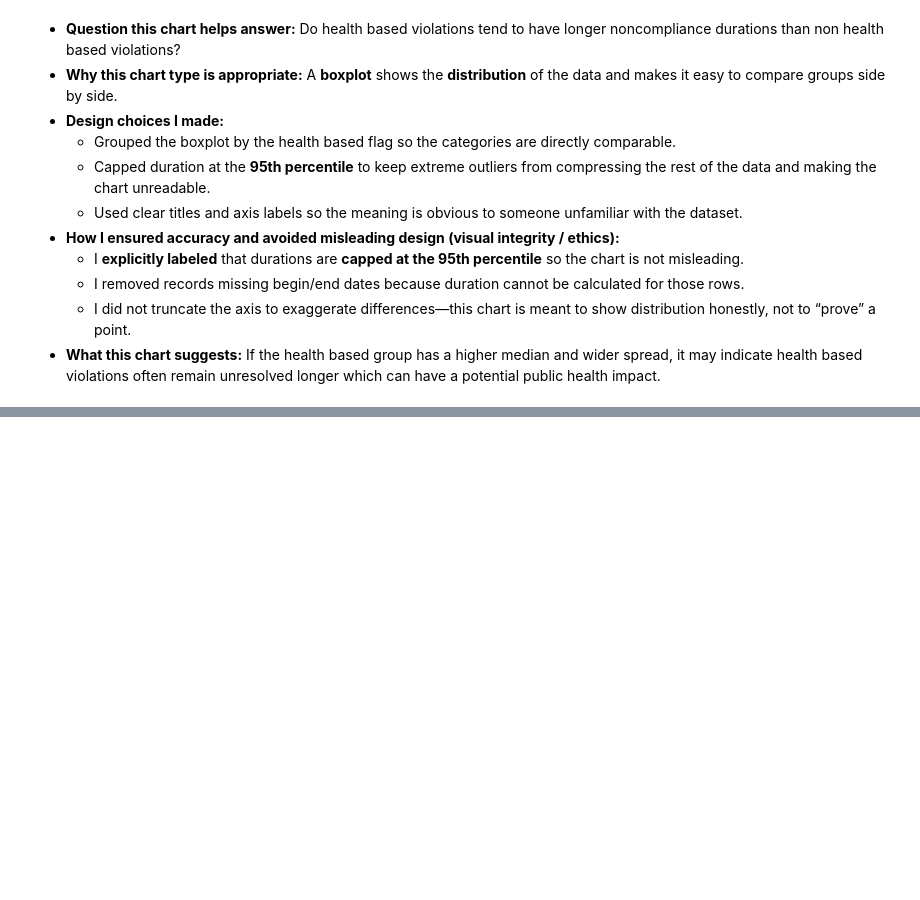
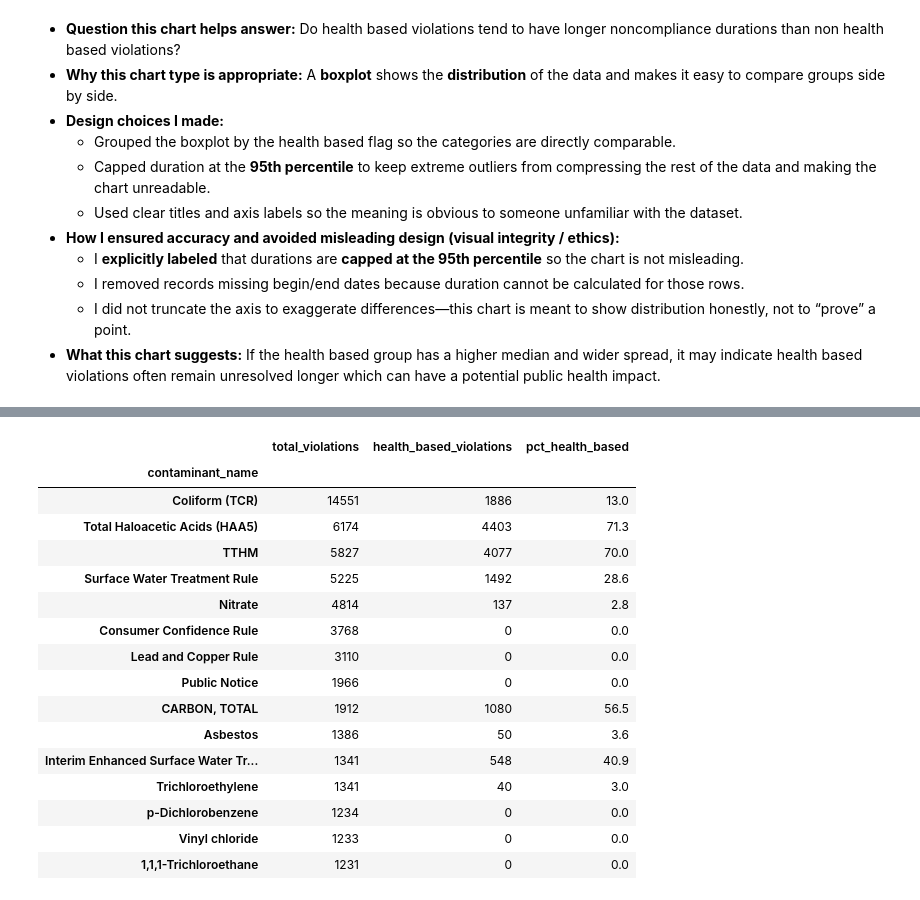
Before and after one commit to amydaniel24/kentucky_water_quality_analysis, a Jupyter notebook: notebooks/keystone_water_ky.ipynb, the cells around one changed output, grey strips where cells are left out. Saved outputs shown, nothing was run; the diff lists cells and outputs as text; code cells hidden in the pictures; blank space fills up the shorter version.

Commit message:
Find contam name, health based and totals

```diff
--- a/notebooks/keystone_water_ky.ipynb
+++ b/notebooks/keystone_water_ky.ipynb
@@ -868,0 +1041,21 @@ plt.show()
+# %%
+bad_names = {
+    "Not applicable",
+    "LEAD SUMMARY",
+    "COPPER SUMMARY",
+    "Jet Fuel",
+    "Motor Oil",
+    "Submersible Pump Oil",
+    "Propane",
+    "#2 FUEL OIL",
+    "#4 FUEL OIL",
+    "Unregulated Phase I VOCs",
+}
+
+v_contam_clean = v_contam[
+    v_contam["contaminant_code"].notna()
+    & v_contam["contaminant_name"].notna()
+    & ~v_contam["contaminant_name"].isin(bad_names)
+].copy()
+
+v_contam_clean["contaminant_name"].value_counts().head(15)
@@ -868,0 +1080,34 @@ plt.show()
+# %%
+contam_summary = (
+    v_contam_clean
+    .assign(is_health=v_contam_clean["is_health_based"].eq("Y"))
+    .groupby("contaminant_name")
+    .agg(
+        total_violations=("contaminant_name", "size"),
+        health_based_violations=("is_health", "sum"),
+        pct_health_based=("is_health", "mean"),
+    )
+    .sort_values("total_violations", ascending=False)
+)
+
+contam_summary["pct_health_based"] = (contam_summary["pct_health_based"] * 100).round(1)
+
+contam_summary.head(15)
+# %% [output]
+|  | total_violations | health_based_violations | pct_health_based |
+| contaminant_name |  |  |  |
+| Coliform (TCR) | 14551 | 1886 | 13.0 |
+| Total Haloacetic Acids (HAA5) | 6174 | 4403 | 71.3 |
+| TTHM | 5827 | 4077 | 70.0 |
+| Surface Water Treatment Rule | 5225 | 1492 | 28.6 |
+| Nitrate | 4814 | 137 | 2.8 |
+| Consumer Confidence Rule | 3768 | 0 | 0.0 |
+| Lead and Copper Rule | 3110 | 0 | 0.0 |
+| Public Notice | 1966 | 0 | 0.0 |
+| CARBON, TOTAL | 1912 | 1080 | 56.5 |
+| Asbestos | 1386 | 50 | 3.6 |
+| Interim Enhanced Surface Water Tr... | 1341 | 548 | 40.9 |
+| Trichloroethylene | 1341 | 40 | 3.0 |
+| p-Dichlorobenzene | 1234 | 0 | 0.0 |
+| Vinyl chloride | 1233 | 0 | 0.0 |
+| 1,1,1-Trichloroethane | 1231 | 0 | 0.0 |
```
Also changed, not shown: parts of 21 cells of this notebook.
